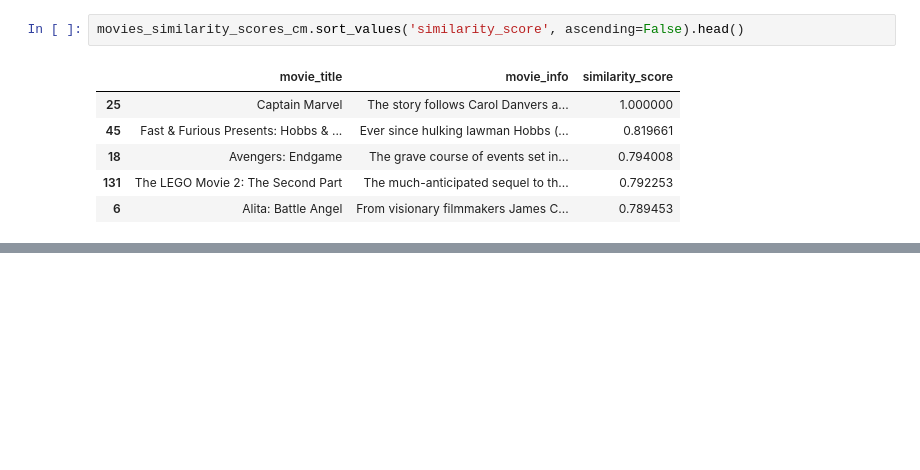
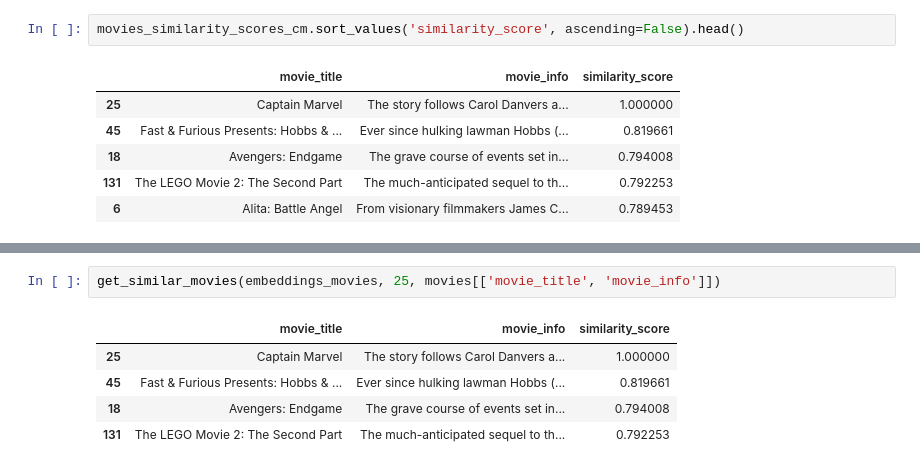
Before and after one commit to Camiloesp/PythonDataScience_NaturalLanguageProcessing, a Jupyter notebook: 5_Transformers_HuggingFace.ipynb, the cells around one changed output, grey strips where cells are left out. Cells and saved outputs as stored; diff of their text form; blank space fills up the shorter version.

```diff
--- a/5_Transformers_HuggingFace.ipynb
+++ b/5_Transformers_HuggingFace.ipynb
@@ -597,0 +630,8 @@ movies_similarity_scores_cm.sort_values('similarity_score', ascending=False).hea
+# %%
+get_similar_movies(embeddings_movies, 25, movies[['movie_title', 'movie_info']])
+# %% [output]
+|  | movie_title | movie_info | similarity_score |
+| 25 | Captain Marvel | The story follows Carol Danvers a... | 1.000000 |
+| 45 | Fast & Furious Presents: Hobbs & ... | Ever since hulking lawman Hobbs (... | 0.819661 |
+| 18 | Avengers: Endgame | The grave course of events set in... | 0.794008 |
+| 131 | The LEGO Movie 2: The Second Part | The much-anticipated sequel to th... | 0.792253 |
```
Also changed, not shown: parts of 5 cells of this notebook.
